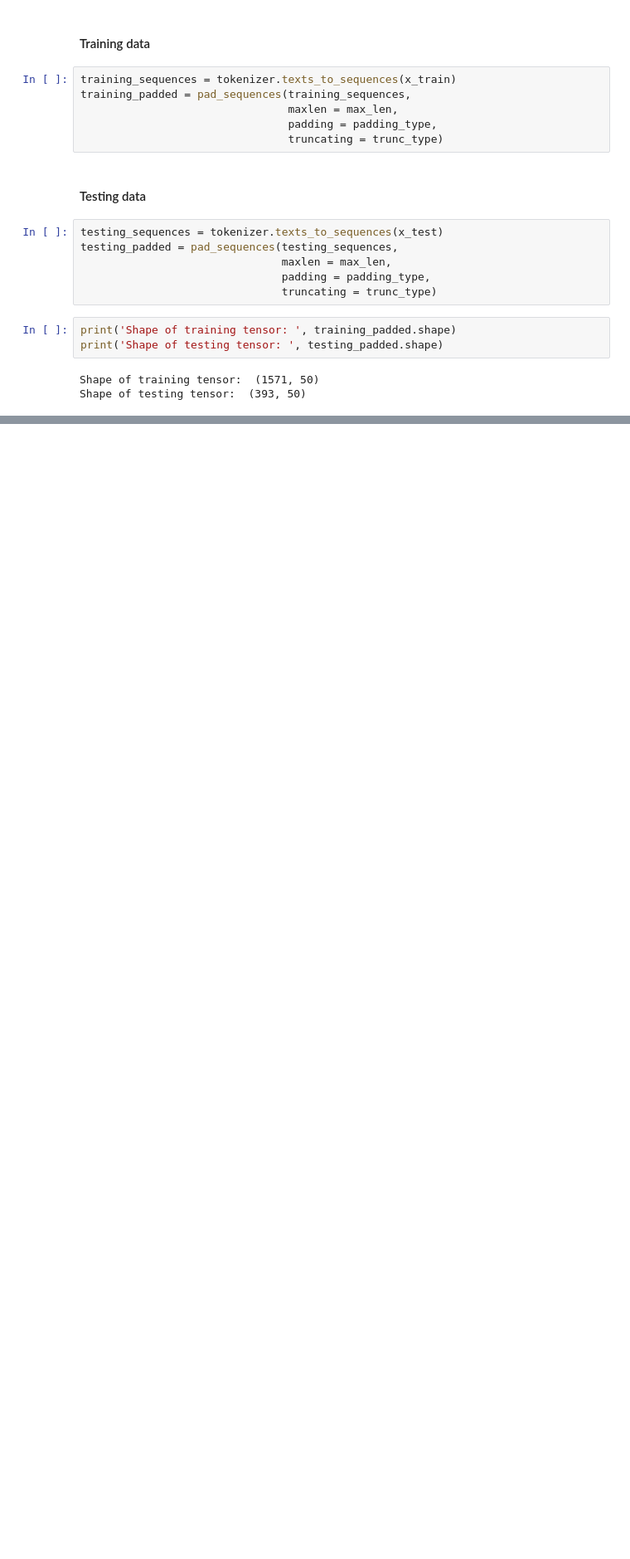
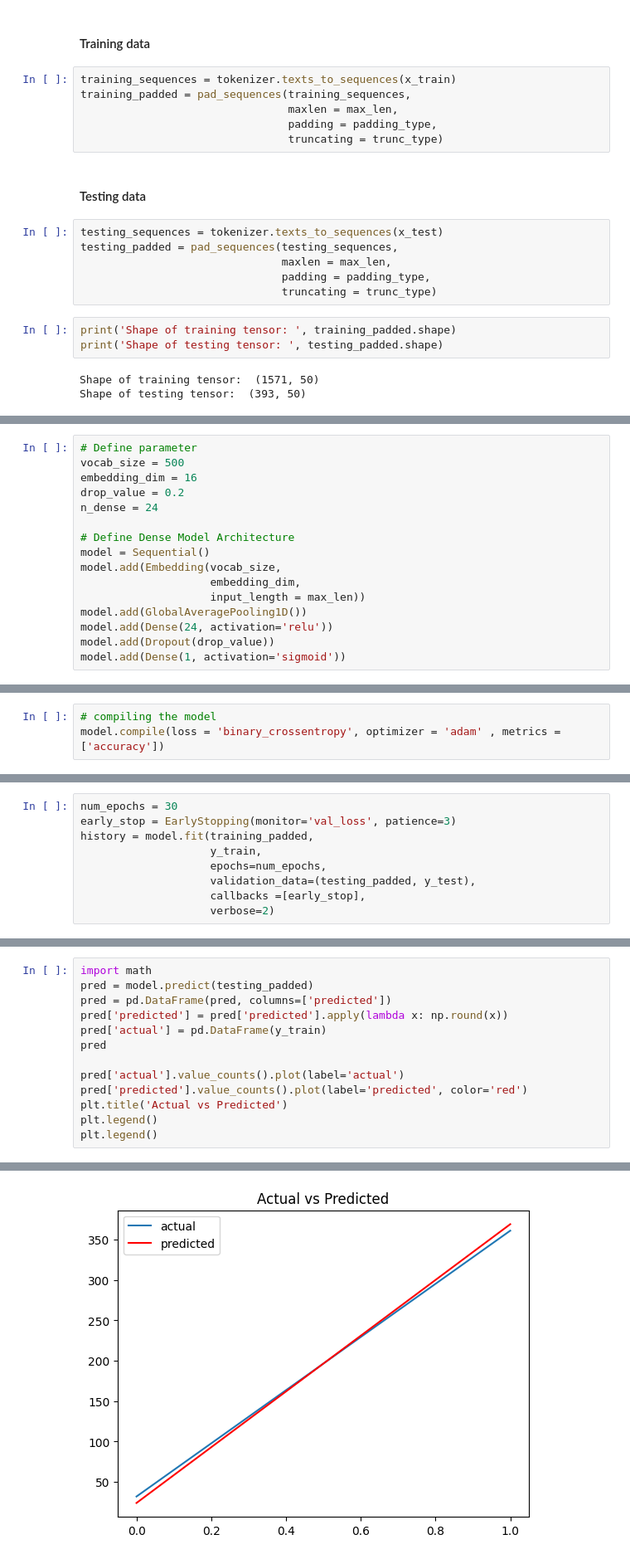
Before and after one commit to Taoheed-O/Spam_Detector_using_RNN_LSTM, a Jupyter notebook: main.ipynb, the cells around one changed output, grey strips where cells are left out. Shown at 83% size. Drawn from its saved outputs; the diff is of its cells as text; blank space fills up the shorter version.

```diff
--- a/main.ipynb
+++ b/main.ipynb
@@ -288,0 +291,16 @@ Shape of testing tensor:  (393, 50)
+# %%
+# Define parameter
+vocab_size = 500
+embedding_dim = 16
+drop_value = 0.2
+n_dense = 24
+
+# Define Dense Model Architecture
+model = Sequential()
+model.add(Embedding(vocab_size,
+                    embedding_dim,
+                    input_length = max_len))
+model.add(GlobalAveragePooling1D())
+model.add(Dense(24, activation='relu'))
+model.add(Dropout(drop_value))
+model.add(Dense(1, activation='sigmoid'))
@@ -288,0 +336,3 @@ Shape of testing tensor:  (393, 50)
+# %%
+# compiling the model
+model.compile(loss = 'binary_crossentropy', optimizer = 'adam' , metrics = ['accuracy'])
@@ -288,0 +343,9 @@ Shape of testing tensor:  (393, 50)
+# %%
+num_epochs = 30
+early_stop = EarlyStopping(monitor='val_loss', patience=3)
+history = model.fit(training_padded,
+                    y_train,
+                    epochs=num_epochs,
+                    validation_data=(testing_padded, y_test),
+                    callbacks =[early_stop],
+                    verbose=2)
@@ -288,0 +391,14 @@ Shape of testing tensor:  (393, 50)
+# %%
+import math
+pred = model.predict(testing_padded)
+pred = pd.DataFrame(pred, columns=['predicted'])
+pred['predicted'] = pred['predicted'].apply(lambda x: np.round(x))
+pred['actual'] = pd.DataFrame(y_train)
+pred
+
+pred['actual'].value_counts().plot(label='actual')
+pred['predicted'].value_counts().plot(label='predicted', color='red')
+plt.title('Actual vs Predicted')
+plt.legend()
+plt.legend()
+# %% [output]
@@ -288,0 +407 @@ Shape of testing tensor:  (393, 50)
+[figure, added]
```
Also changed, not shown: parts of 22 cells of this notebook.
